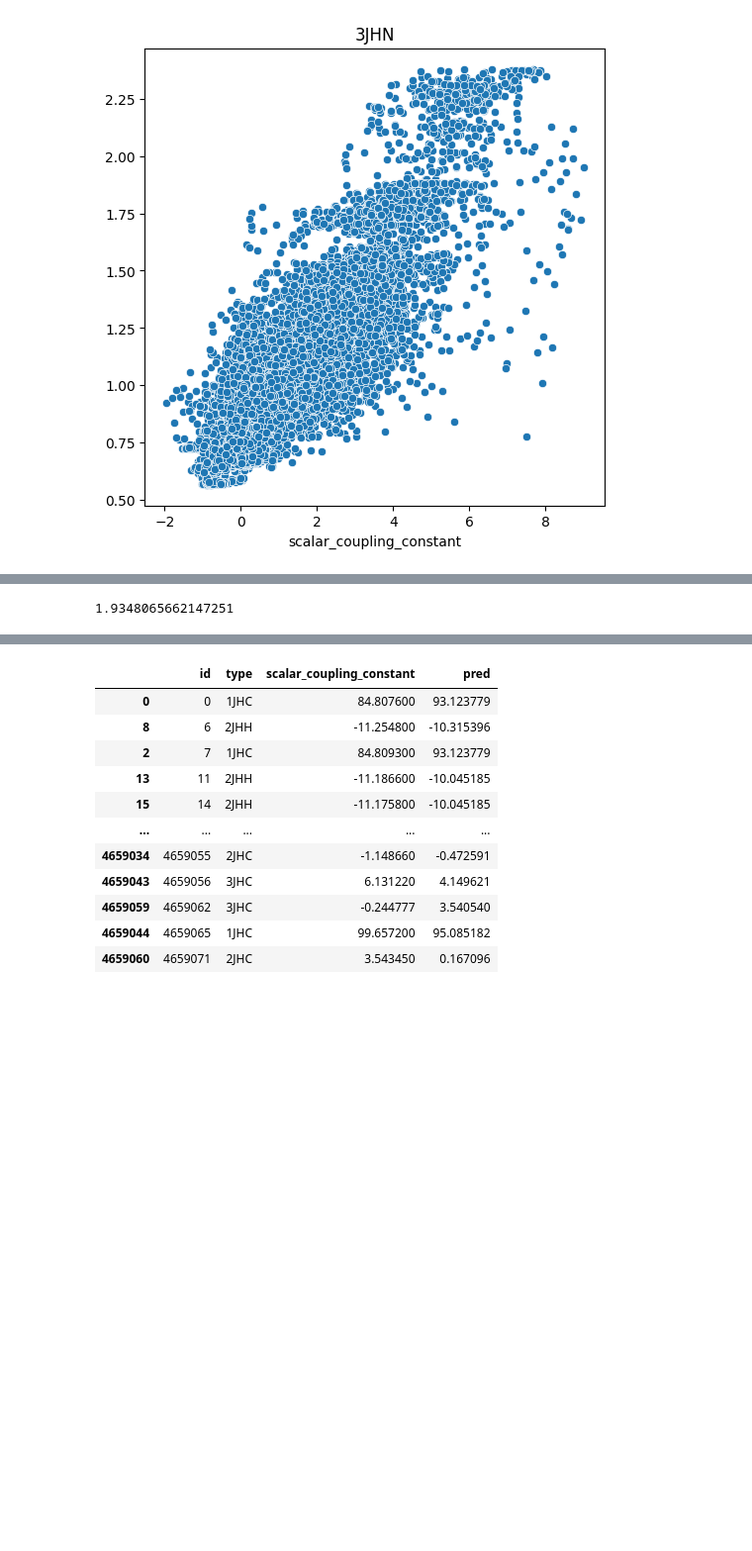
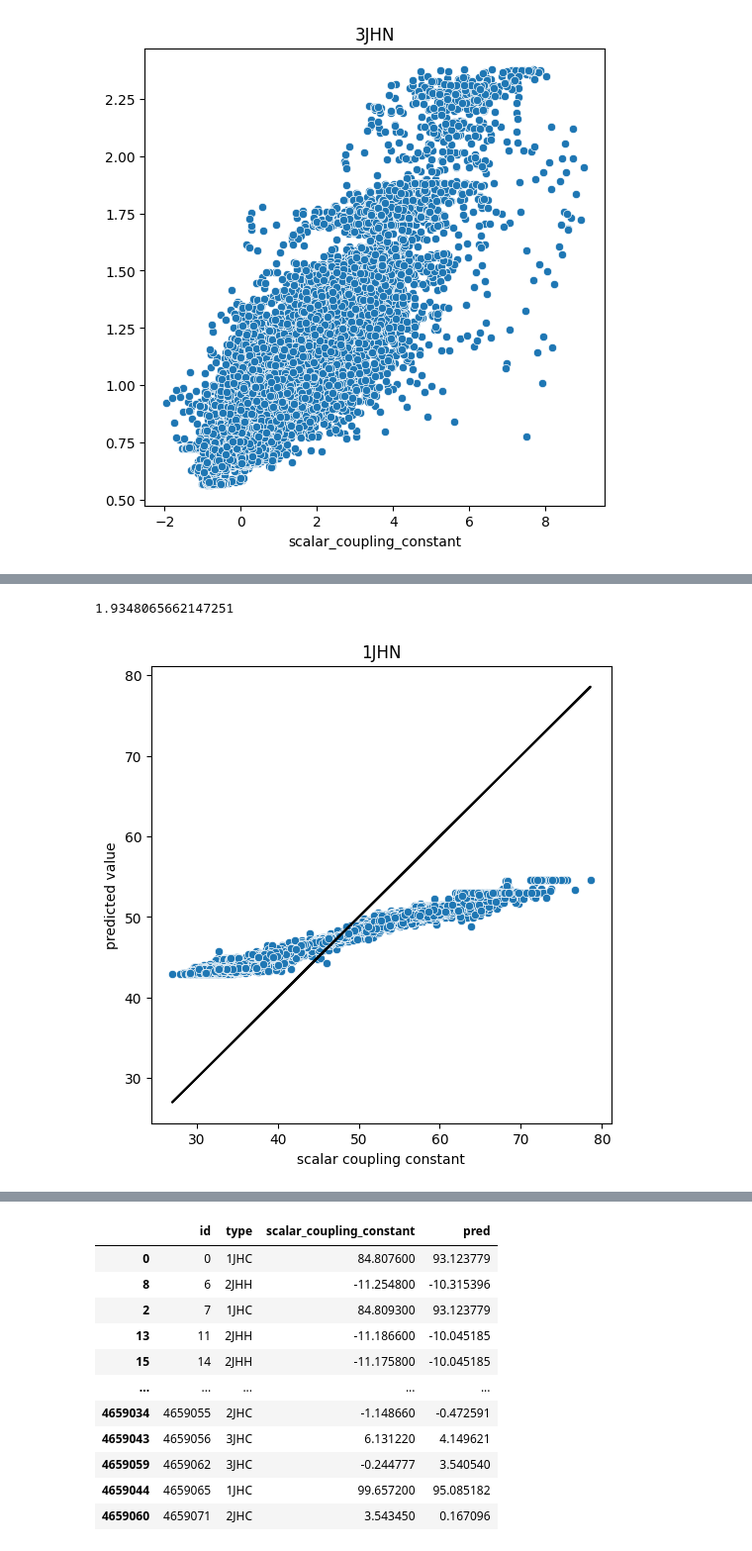
Before and after one commit to tram-tr/predicting-molecular-properties, a Jupyter notebook: models_v1.ipynb, the cells around one changed output, grey strips where cells are left out. Shown at 99% size. Cells and saved outputs as stored; diff of their text form; code cells hidden in the pictures; blank space fills up the shorter version.

```diff
--- a/models_v1.ipynb
+++ b/models_v1.ipynb
@@ -563,11 +572,19 @@ print(val_1JHC_lmae)
 # %%
 val_X_1JHN = val_X[val_X['type'] == '1JHN']
 val_y_1JHN = val_y[val_y['type'] == '1JHN'].copy()
 val_y_1JHN['pred'] = rf_1JHN.predict(val_X_1JHN.drop(columns=['id', 'type']))
 val_1JHN_lmae = np.log(mean_absolute_error(val_y_1JHN['scalar_coupling_constant'], val_y_1JHN['pred']))
 print(val_1JHN_lmae)
+plt.figure(figsize=[6,6])
+sns.scatterplot(x=val_y_1JHN['scalar_coupling_constant'], y=val_y_1JHN['pred'])
+plt.plot(val_y_1JHN['scalar_coupling_constant'],val_y_1JHN['scalar_coupling_constant'],color='black')
+plt.title('1JHN')
+plt.xlabel('scalar coupling constant')
+plt.ylabel('predicted value')
+plt.show()
 # %% [output]
 1.9348065662147251
+[figure, added]
 # %%
 val_X_2JHC = val_X[val_X['type'] == '2JHC']
 val_y_2JHC = val_y[val_y['type'] == '2JHC'].copy()
```
Also changed, not shown: parts of 11 cells of this notebook.
